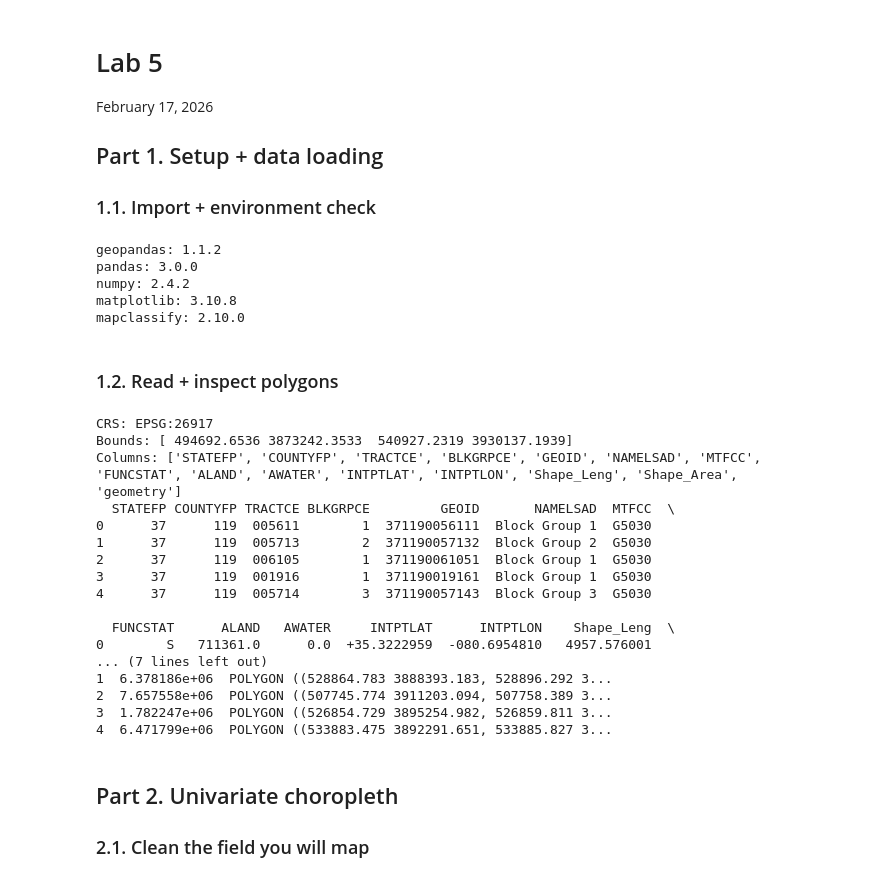
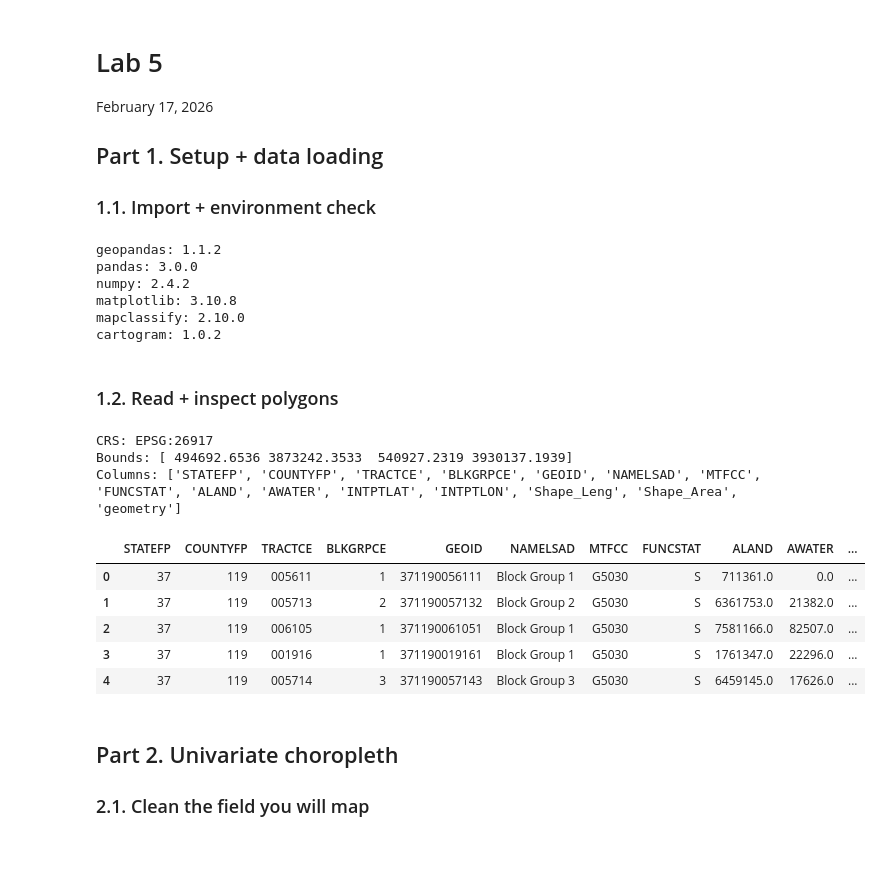
Before and after one commit to ykimgeo/GeoViz_Live, a Jupyter notebook: Week5/Lab5/Lab5.ipynb, the cells around one changed output. Drawn from its saved outputs; the diff is of its cells as text; code cells hidden in the pictures; blank space fills up the shorter version.

```diff
--- a/Week5/Lab5/Lab5.ipynb
+++ b/Week5/Lab5/Lab5.ipynb
@@ -11,44 +11,40 @@ import numpy as np
 import matplotlib
 import matplotlib.pyplot as plt
 import mapclassify
+import cartogram
 
 print("geopandas:", gpd.__version__)
 print("pandas:", pd.__version__)
 print("numpy:", np.__version__)
 print("matplotlib:", matplotlib.__version__)
 print("mapclassify:", mapclassify.__version__)
+print("cartogram:", cartogram.__version__)
 # %% [output]
 geopandas: 1.1.2
 pandas: 3.0.0
 numpy: 2.4.2
 matplotlib: 3.10.8
 mapclassify: 2.10.0
+cartogram: 1.0.2
 # %% [markdown]
 ### 1.2. Read + inspect polygons
 # %%
 gdf = gpd.read_file('raw/Mecklenburg_BlckGrp.shp')
 print('CRS:', gdf.crs)
 print('Bounds:', gdf.total_bounds)
 print('Columns:', list(gdf.columns))
-print(gdf.head())
+# print(gdf.head())
+gdf.head()
 # %% [output]
 CRS: EPSG:26917
 Bounds: [ 494692.6536 3873242.3533  540927.2319 3930137.1939]
 Columns: ['STATEFP', 'COUNTYFP', 'TRACTCE', 'BLKGRPCE', 'GEOID', 'NAMELSAD', 'MTFCC', 'FUNCSTAT', 'ALAND', 'AWATER', 'INTPTLAT', 'INTPTLON', 'Shape_Leng', 'Shape_Area', 'geometry']
-  STATEFP COUNTYFP TRACTCE BLKGRPCE         GEOID       NAMELSAD  MTFCC  \
-0      37      119  005611        1  371190056111  Block Group 1  G5030
-1      37      119  005713        2  371190057132  Block Group 2  G5030
-2      37      119  006105        1  371190061051  Block Group 1  G5030
-3      37      119  001916        1  371190019161  Block Group 1  G5030
-4      37      119  005714        3  371190057143  Block Group 3  G5030
-
-  FUNCSTAT      ALAND   AWATER     INTPTLAT      INTPTLON    Shape_Leng  \
-0        S   711361.0      0.0  +35.3222959  -080.6954810   4957.576001
-... (7 lines left out)
-1  6.378186e+06  POLYGON ((528864.783 3888393.183, 528896.292 3...
-2  7.657558e+06  POLYGON ((507745.774 3911203.094, 507758.389 3...
-3  1.782247e+06  POLYGON ((526854.729 3895254.982, 526859.811 3...
-4  6.471799e+06  POLYGON ((533883.475 3892291.651, 533885.827 3...
+|  | STATEFP | COUNTYFP | TRACTCE | BLKGRPCE | GEOID | NAMELSAD | MTFCC | FUNCSTAT | ALAND | AWATER | ... |
+| 0 | 37 | 119 | 005611 | 1 | 371190056111 | Block Group 1 | G5030 | S | 711361.0 | 0.0 | ... |
+| 1 | 37 | 119 | 005713 | 2 | 371190057132 | Block Group 2 | G5030 | S | 6361753.0 | 21382.0 | ... |
+| 2 | 37 | 119 | 006105 | 1 | 371190061051 | Block Group 1 | G5030 | S | 7581166.0 | 82507.0 | ... |
+| 3 | 37 | 119 | 001916 | 1 | 371190019161 | Block Group 1 | G5030 | S | 1761347.0 | 22296.0 | ... |
+| 4 | 37 | 119 | 005714 | 3 | 371190057143 | Block Group 3 | G5030 | S | 6459145.0 | 17626.0 | ... |
 # %%
 pop = pd.read_csv('raw/Pop_Mecklenburg.csv')
 pop['GEO_ID'] = pop['GEO_ID'].astype(str)
```
Also changed, not shown: parts of 4 cells of this notebook, 26 other files.
